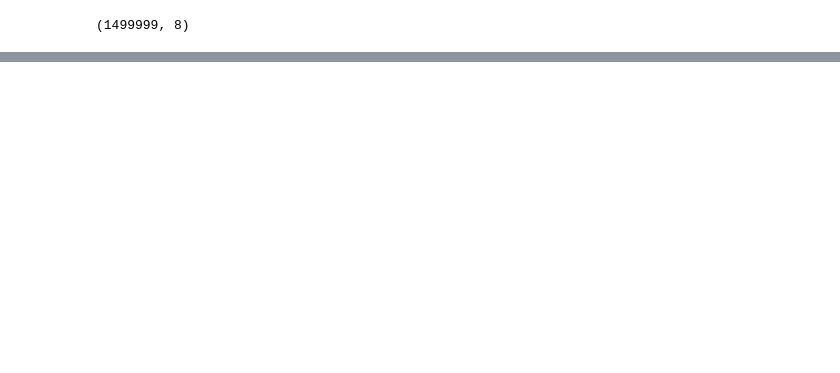
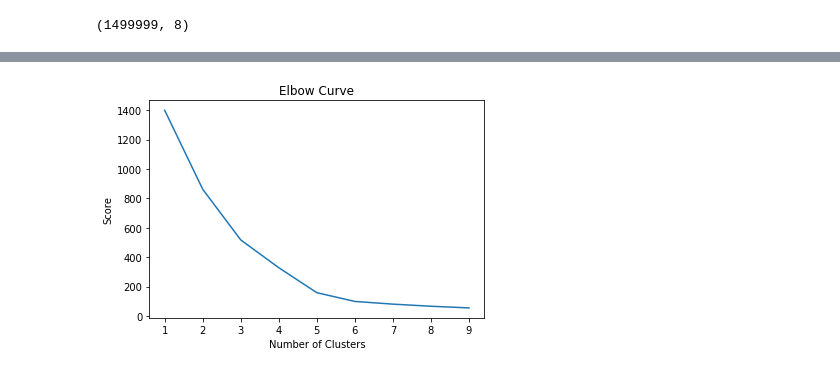
Before and after one commit to Nichbarbosa/Hackathon_FIAP, a Jupyter notebook: hipot3/Tentativa.ipynb, the cells around one changed output, grey strips where cells are left out. Cells and saved outputs as stored; diff of their text form; code cells hidden in the pictures; blank space fills up the shorter version.

```diff
--- a/hipot3/Tentativa.ipynb
+++ b/hipot3/Tentativa.ipynb
@@ -52,0 +115,9 @@ stores['encrypted_cnpj_prefix'].nunique()
+# %%
+features = ['cheque', 'credito', 'debito', 'dinheiro']
+
+# Separating out the features
+x = info_4731800.loc[:, features].values
+# Separating out the target
+y = info_4731800.loc[:, ['Total']].values
+# Standardizing the features
+x = StandardScaler().fit_transform(x)
@@ -53,3 +137,25 @@ stores['encrypted_cnpj_prefix'].nunique()
+# %%
+Nc = range(1, 10)
+
+kmeans = [KMeans(n_clusters=i) for i in Nc]
+
+kmeans
+
+score = [kmeans[i].fit(x).inertia_ for i in range(len(kmeans))]
+
+score
+
+plt.plot(Nc,score)
+
+plt.xlabel('Number of Clusters')
+
+plt.ylabel('Score')
+
+plt.title('Elbow Curve')
+
+plt.show()
+# %% [output]
+[figure, added]
 # %%
 test = stores.head(488)
 train = stores.tail(1140)
```
Also changed, not shown: parts of 28 cells of this notebook, 1 other file.
